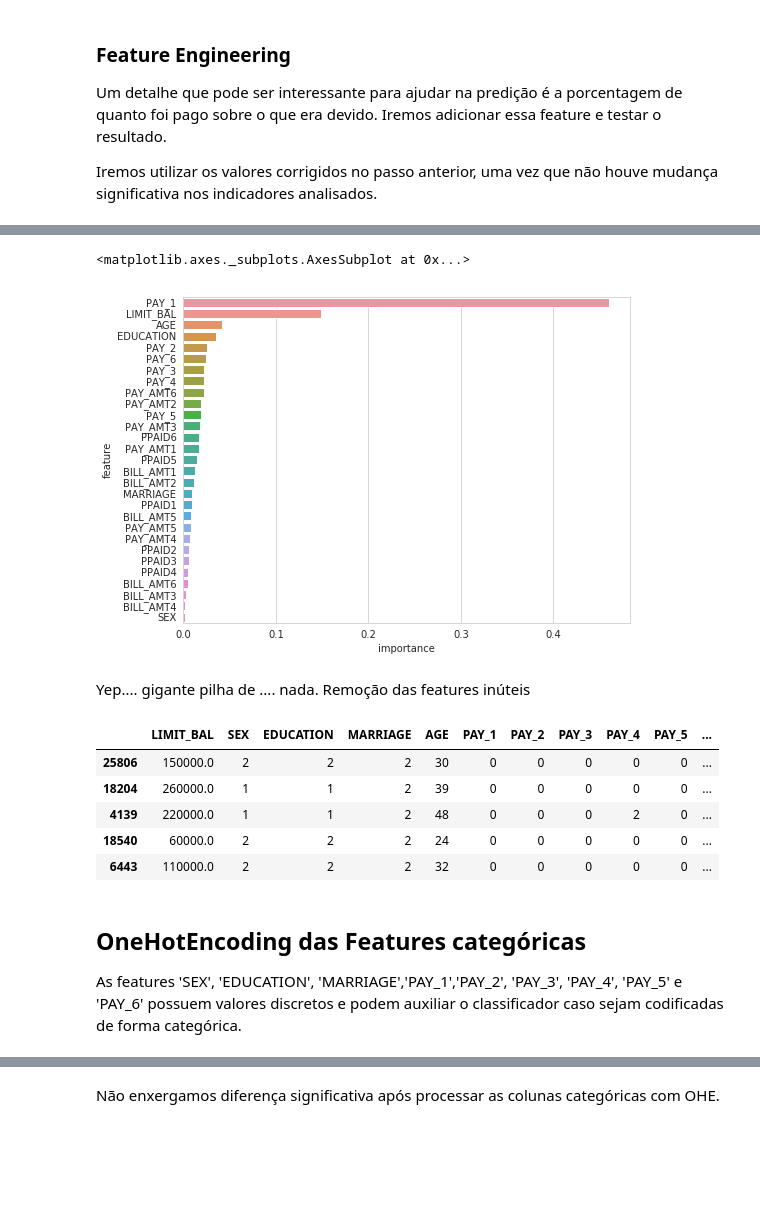
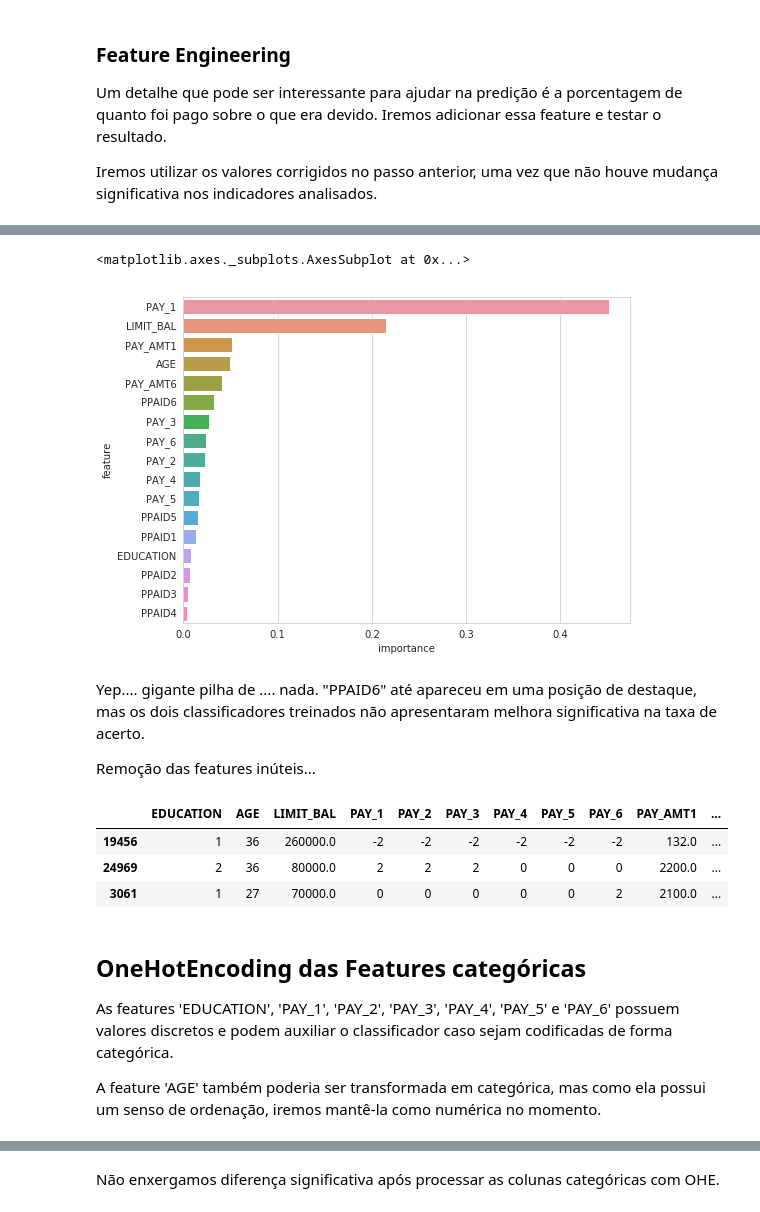
Before and after one commit to tmiessa/mdc-defaultcredit, a Jupyter notebook: mdc_defaultcredit.ipynb, the cells around one changed output, grey strips where cells are left out. Cells and saved outputs as stored; diff of their text form; code cells hidden in the pictures; blank space fills up the shorter version.

```diff
--- a/mdc_defaultcredit.ipynb
+++ b/mdc_defaultcredit.ipynb
@@ -815,21 +724,23 @@ Essa feature não fez diferença alguma, irei tentar adicionar a média por mês
 # %%
-x_train.drop('PPAID', axis=1, inplace=True)
-x_test.drop('PPAID', axis=1, inplace=True)
+fx_train.drop('PPAID', axis=1, inplace=True)
+fx_valid.drop('PPAID', axis=1, inplace=True)
 # %%
+for i in range(1,7):
+    fx_train.insert(1, 'BTEMP'+str(i), x_train['BILL_AMT'+str(i)])
+    fx_valid.insert(1, 'BTEMP'+str(i), x_valid['BILL_AMT'+str(i)])
 
-for i in range(1,7):
-    x_train.insert(1, 'BTEMP'+str(i), x_train['BILL_AMT'+str(i)])
-    x_test.insert(1, 'BTEMP'+str(i), x_test['BILL_AMT'+str(i)])
-
-    x_train.insert(1, 'PTEMP'+str(i), x_train['PAY_AMT'+str(i)])
-    x_test.insert(1, 'PTEMP'+str(i), x_test['PAY_AMT'+str(i)])
+    fx_train.insert(1, 'PTEMP'+str(i), x_train['PAY_AMT'+str(i)])
+    fx_valid.insert(1, 'PTEMP'+str(i), x_valid['PAY_AMT'+str(i)])
 
     # Onde o total é 0, consideraremos 100% pago a dívida do mês
-    x_train['PTEMP'+str(i)][x_train['BILL_AMT'+str(i)] == 0] = 1
-    x_train['BTEMP'+str(i)][x_train['BILL_AMT'+str(i)] == 0] = 1
+    fx_train['PTEMP'+str(i)][x_train['BILL_AMT'+str(i)] == 0] = 1
+    fx_train['BTEMP'+str(i)][x_train['BILL_AMT'+str(i)] == 0] = 1
 
-    x_test['PTEMP'+str(i)][x_test['BILL_AMT'+str(i)] == 0] = 1
-    x_test['BTEMP'+str(i)][x_test['BILL_AMT'+str(i)] == 0] = 1
+    fx_valid['PTEMP'+str(i)][x_valid['BILL_AMT'+str(i)] == 0] = 1
+    fx_valid['BTEMP'+str(i)][x_valid['BILL_AMT'+str(i)] == 0] = 1
 
-    x_train.insert(1,'PPAID'+str(i), x_train['PTEMP'+str(i)] / x_train['BTEMP'+str(i)] )
-    x_test.insert(1,'PPAID'+str(i), x_test['PTEMP'+str(i)] / x_test['BTEMP'+str(i)] )
+    fx_train.insert(1,'PPAID'+str(i), fx_train['PTEMP'+str(i)] / fx_train['BTEMP'+str(i)] )
+    fx_valid.insert(1,'PPAID'+str(i), fx_valid['PTEMP'+str(i)] / fx_valid['BTEMP'+str(i)] )
+
+# checagem de valores nulos
+fx_train.loc[fx_train.index[np.isinf(fx_train).any(1)]].head(5)
@@ -841,14 +747,14 @@ x_train.loc[x_train.index[np.isinf(x_train).any(1)]].head(5)
 # %%
 for i in range(1,7):
-    x_train.drop('BTEMP'+str(i), axis=1, inplace=True)
-    x_train.drop('PTEMP'+str(i), axis=1, inplace=True)
-    x_test.drop('BTEMP'+str(i), axis=1, inplace=True)
-    x_test.drop('PTEMP'+str(i), axis=1, inplace=True)
+    fx_train.drop('BTEMP'+str(i), axis=1, inplace=True)
+    fx_train.drop('PTEMP'+str(i), axis=1, inplace=True)
+    fx_valid.drop('BTEMP'+str(i), axis=1, inplace=True)
+    fx_valid.drop('PTEMP'+str(i), axis=1, inplace=True)
 # %%
 scalerMP = StandardScaler()
 
-mz_train = scalerMP.fit_transform(x_train)
-mz_test = scalerMP.transform(x_test)
+mz_train = scalerMP.fit_transform(fx_train)
+mz_valid = scalerMP.transform(fx_valid)
 # %%
 smoterMPP = SMOTE(sampling_strategy = 'minority', random_state=777)
 sz_train, sy_train = smoterMPP.fit_resample(mz_train, y_train)
@@ -880,13 +773,15 @@ Balanced Accuracy: 69.97%
 # %%
-feature_importances = pd.DataFrame({ 'feature': x_train.columns, 'importance': gbmMPP.feature_importances_})
+feature_importances = pd.DataFrame({ 'feature': fx_train.columns, 'importance': gbmMPP.feature_importances_})
 feature_importances.sort_values('importance', ascending=False, inplace=True)
 
 plt.figure(figsize=(8,6))
 sns.barplot(feature_importances.importance,feature_importances.feature)
 # %% [output]
 <matplotlib.axes._subplots.AxesSubplot at 0x...>
-[figure, old version]
+[figure, new version]
 # %% [markdown]
-Yep.... gigante pilha de .... nada. Remoção das features inúteis
+Yep.... gigante pilha de .... nada. "PPAID6" até apareceu em uma posição de destaque, mas os dois classificadores treinados não apresentaram melhora significativa na taxa de acerto.
+
+Remoção das features inúteis...
 # %%
 for i in range(1,7):
@@ -895,15 +790,15 @@ for i in range(1,7):
-# %%
-x_train.head(5)
-# %% [output]
-|  | LIMIT_BAL | SEX | EDUCATION | MARRIAGE | AGE | PAY_1 | PAY_2 | PAY_3 | PAY_4 | PAY_5 | ... |
-| 25806 | 150000.0 | 2 | 2 | 2 | 30 | 0 | 0 | 0 | 0 | 0 | ... |
-| 18204 | 260000.0 | 1 | 1 | 2 | 39 | 0 | 0 | 0 | 0 | 0 | ... |
-| 4139 | 220000.0 | 1 | 1 | 2 | 48 | 0 | 0 | 0 | 2 | 0 | ... |
-| 18540 | 60000.0 | 2 | 2 | 2 | 24 | 0 | 0 | 0 | 0 | 0 | ... |
-| 6443 | 110000.0 | 2 | 2 | 2 | 32 | 0 | 0 | 0 | 0 | 0 | ... |
+# %%
+fx_valid.head(3)
+# %% [output]
+|  | EDUCATION | AGE | LIMIT_BAL | PAY_1 | PAY_2 | PAY_3 | PAY_4 | PAY_5 | PAY_6 | PAY_AMT1 | ... |
+| 19456 | 1 | 36 | 260000.0 | -2 | -2 | -2 | -2 | -2 | -2 | 132.0 | ... |
+| 24969 | 2 | 36 | 80000.0 | 2 | 2 | 2 | 0 | 0 | 0 | 2200.0 | ... |
+| 3061 | 1 | 27 | 70000.0 | 0 | 0 | 0 | 0 | 0 | 2 | 2100.0 | ... |
 # %% [markdown]
 ## OneHotEncoding das Features categóricas
 
-As features 'SEX', 'EDUCATION', 'MARRIAGE','PAY_1','PAY_2', 'PAY_3', 'PAY_4', 'PAY_5' e 'PAY_6' possuem valores discretos e podem auxiliar o classificador caso sejam codificadas de forma categórica.
+As features 'EDUCATION', 'PAY_1', 'PAY_2', 'PAY_3', 'PAY_4', 'PAY_5' e 'PAY_6' possuem valores discretos e podem auxiliar o classificador caso sejam codificadas de forma categórica.
+
+ A feature 'AGE' também poderia ser transformada em categórica, mas como ela possui um senso de ordenação, iremos mantê-la como numérica no momento.
 # %%
 encoder = ColumnTransformer([
```
Also changed, not shown: parts of 112 cells of this notebook.
